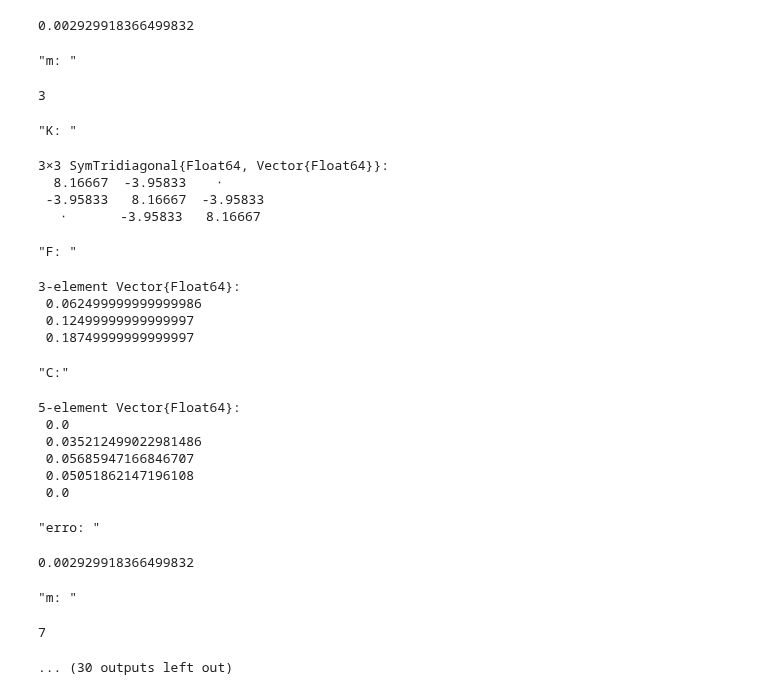
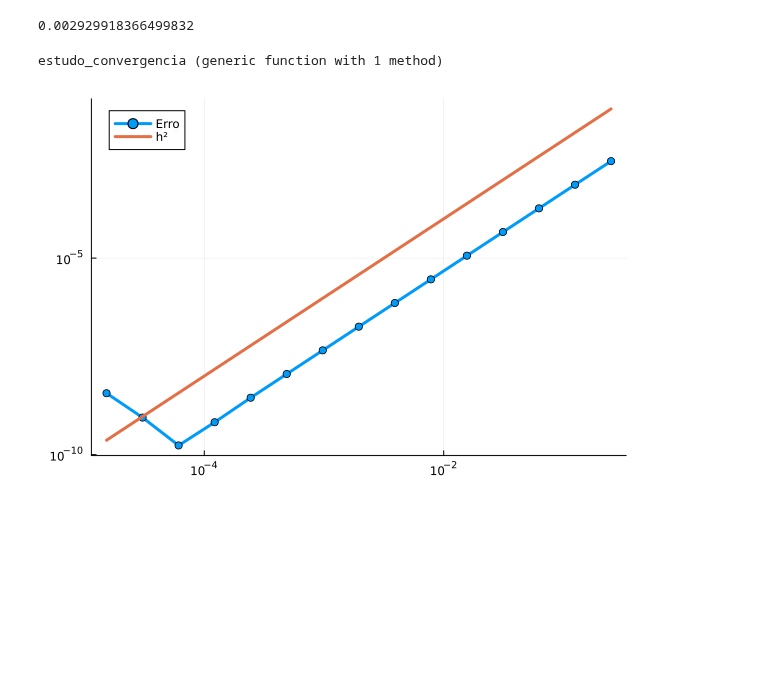
Before and after one commit to CarlosEduardoValladares/Elementos-Finitos-2024.2, a Jupyter notebook: elementos_finitos_01.ipynb, the cells around one changed output. Cells and saved outputs as stored; diff of their text form; code cells hidden in the pictures; blank space fills up the shorter version.

Commit message:
Consertando o estudo de convergência

```diff
--- a/elementos_finitos_01.ipynb
+++ b/elementos_finitos_01.ipynb
@@ -437,9 +437,10 @@ function φ₂(ξ)
     return (1.0 + ξ)/2.0 :: Float64
 end
 
-function quadratura_base_linear(f, α, β, i, h)
+function quadratura_base_linear(f, α, β, i, m)
     pontos, pesos = legendre(5)
     Fᵢ = 0
+    h = 1/(m+1)
     x_i_inf = get_point(i-1, m)
     x_i = get_point(i, m)
 
@@ -454,7 +455,7 @@ function monta_F(f, α, β, m)
     h = 1/(m+1)
     F = zeros(m)
     for i in 1:m
-        F[i] = (h/2)*quadratura_base_linear(f, α, β, i, h)
+        F[i] = (h/2)*quadratura_base_linear(f, α, β, i, m)
     end
 
     return F
@@ -468,11 +469,6 @@ function solve_via_galerkin(α::Float64, β::Float64, m::Int64, K, F)
 
     h = 1/(m+1)
 
-    display("K: ")
-    display(K)
-
-    display("F: ")
-    display(F)
     num_solution = K\F
 
     prepend!(num_solution, 0)
@@ -646,34 +633,37 @@ plot_erro_galerkin (generic function with 2 methods)
 erro_L2(f4_solution, uʰ)
 # %% [output]
 0.002929918366499832
+# %%
+function estudo_convergencia(n_testes, f, u, α, β)
+    m_list = 2 .^ (2:n_testes) .- 1
+    h_list = []
+    erros = []
+
+    for m in m_list
+        h = 1/(m+1)
+
+        K_local = monta_K_local(α, β, h, ϕ₁, ϕ₂, dϕ₁, dϕ₂)
+        K = monta_K_global(K_local, m)
+
+        F = monta_F_global(f, α, β, m)
+
+        u_h = solve_via_galerkin(α, β, m, K, F)
+
+        erro = erro_L2(u, u_h)
+        push!(erros, erro)
+        push!(h_list, h)
+    end
+
+    plot(h_list, erros, lw=3, label="Erro", xscale = :log10, yscale = :log10, markershape=:circle)
+    plot!(h_list, h_list.^2, lw=3, label="h²", xscale = :log10, yscale = :log10, legend=:topleft)
+end
+# %% [output]
+estudo_convergencia (generic function with 1 method)
 # %%
 α = 1.0
 β = 1.0
 
-n_testes = 5
-plot_erro_galerkin(n_testes, f4, f4_solution, α, β)
+n_testes = 16
+estudo_convergencia(n_testes, f4, f4_solution, α, β)
 # %% [output]
-"m: "
-3
-"K: "
-3×3 SymTridiagonal{Float64, Vector{Float64}}:
-  8.16667  -3.95833    ⋅
- -3.95833   8.16667  -3.95833
-   ⋅       -3.95833   8.16667
-"F: "
-3-element Vector{Float64}:
- 0.062499999999999986
- 0.12499999999999997
- 0.18749999999999997
-"C:"
-5-element Vector{Float64}:
- 0.0
- 0.035212499022981486
- 0.05685947166846707
- 0.05051862147196108
- 0.0
-"erro: "
-0.002929918366499832
-"m: "
-7
-... (30 outputs left out)
+[figure, added]
```
Also changed, not shown: parts of 3 cells of this notebook.
